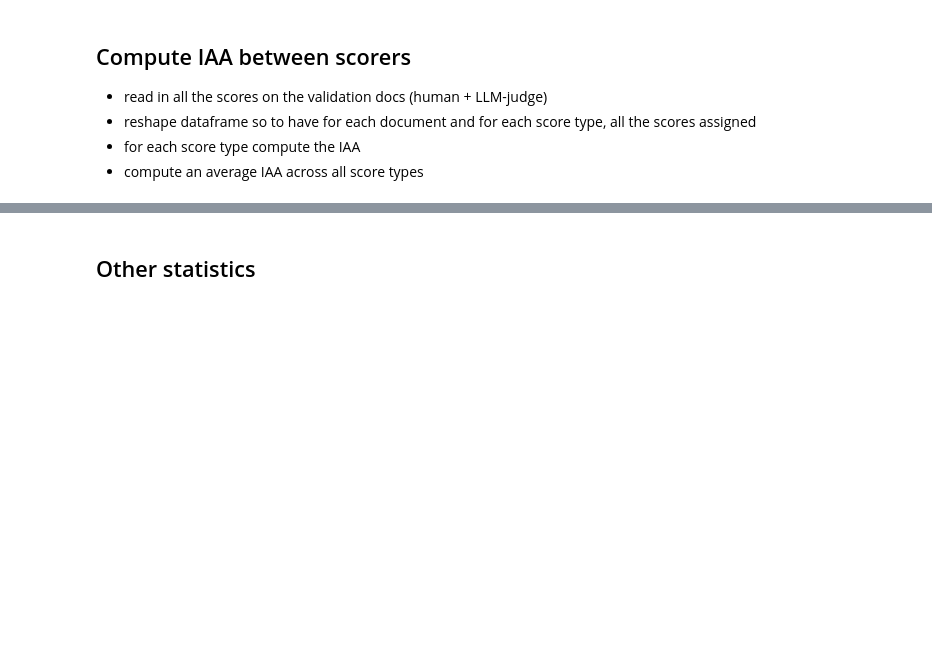
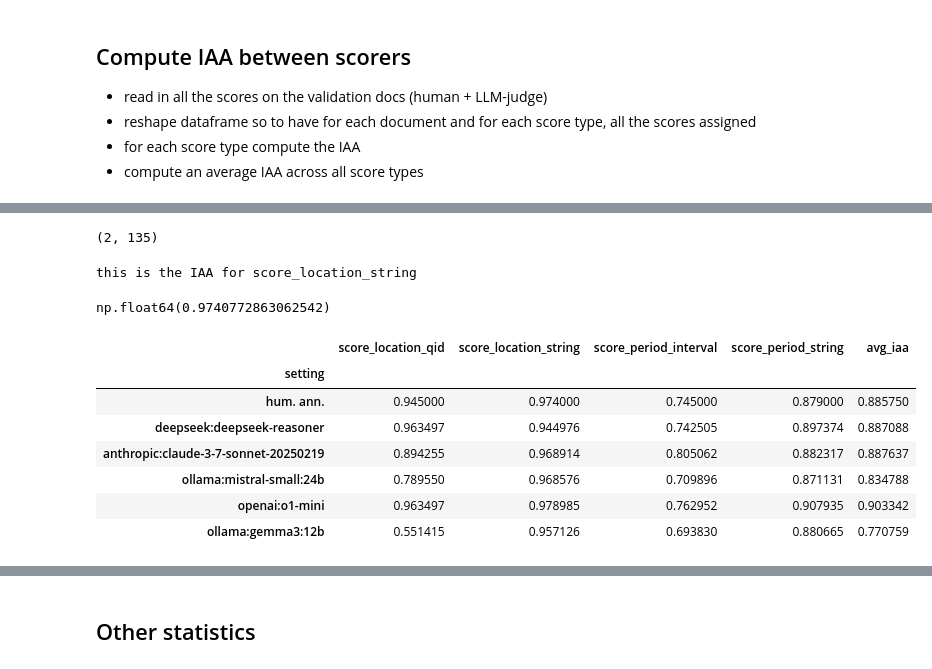
Before and after one commit to TextEnt/chrono-spatial-processing, a Jupyter notebook: notebooks/run-validation.ipynb, the cells around one changed output, grey strips where cells are left out. Saved outputs shown, nothing was run; the diff lists cells and outputs as text; code cells hidden in the pictures; blank space fills up the shorter version.

```diff
--- a/notebooks/run-validation.ipynb
+++ b/notebooks/run-validation.ipynb
@@ -285,0 +466,4 @@ Processing prompt llm_judge_prompt for document bpt6k9807756q$prompt-summary.txt
+# %%
+from functools import reduce
+
+df_human_scores = reduce(lambda left, right: pd.merge(left, right, on=['response_id', 'score_name'], how='outer'), human_scores)
@@ -285,0 +499,2 @@ Processing prompt llm_judge_prompt for document bpt6k9807756q$prompt-summary.txt
+# %%
+score_names = df_human_scores.index.get_level_values('score_name').unique().to_list()
@@ -285,0 +528,63 @@ Processing prompt llm_judge_prompt for document bpt6k9807756q$prompt-summary.txt
+# %%
+scores_array.shape
+# %% [output]
+(2, 135)
+# %%
+print(f'this is the IAA for {score_names[1]}')
+# %% [output]
+this is the IAA for score_location_string
+# %%
+# this is the IAA between human annotators for `period_string_score`
+krippendorff.alpha(
+    reliability_data=scores_array,
+    level_of_measurement='interval' # as we are dealing with numerical scores
+)
+# %% [output]
+np.float64(0.9740772863062542)
+# %%
+from typing import Dict
+
+def compute_iaa(llm_judge_scores: Dict[str, pd.DataFrame], human_scores: pd.DataFrame) -> None:
+    iaa_scores = []
+    score_names = human_scores.index.get_level_values('score_name').unique().to_list()
+    human_iaa = {
+            score_name: round(krippendorff.alpha(
+                reliability_data=human_scores.xs(score_name, level='score_name', axis=0).to_numpy().T,
+                level_of_measurement='interval' # as we are dealing with numerical scores
+            ), 3)
+            for score_name in score_names
+        }
+    human_iaa['setting'] = 'hum. ann.'
+    iaa_scores.append(human_iaa)
+
+    for judge in llm_judge_scores.keys():
+        setting = f'{judge}'
+        merged_df = human_scores.merge(scores[judge], on=['response_id', 'score_name'], how='outer')
+        score_names = merged_df.index.get_level_values('score_name').unique().to_list()
+
+        iaa = {
+            score_name: krippendorff.alpha(
+                reliability_data=merged_df.xs(score_name, level='score_name', axis=0).to_numpy().T,
+                level_of_measurement='interval' # as we are dealing with numerical scores
+            )
+            for score_name in score_names
+        }
+        iaa['setting'] = setting
+        iaa_scores.append(iaa)
+
+
+    return pd.DataFrame(iaa_scores).set_index('setting')
+# %%
+df_iaa = compute_iaa(scores, df_human_scores)
+df_iaa['avg_iaa'] = df_iaa.mean(axis=1)
+# %%
+df_iaa
+# %% [output]
+|  | score_location_qid | score_location_string | score_period_interval | score_period_string | avg_iaa |
+| setting |  |  |  |  |  |
+| hum. ann. | 0.945000 | 0.974000 | 0.745000 | 0.879000 | 0.885750 |
+| deepseek:deepseek-reasoner | 0.963497 | 0.944976 | 0.742505 | 0.897374 | 0.887088 |
+| anthropic:claude-3-7-sonnet-20250219 | 0.894255 | 0.968914 | 0.805062 | 0.882317 | 0.887637 |
+| ollama:mistral-small:24b | 0.789550 | 0.968576 | 0.709896 | 0.871131 | 0.834788 |
+| openai:o1-mini | 0.963497 | 0.978985 | 0.762952 | 0.907935 | 0.903342 |
+| ollama:gemma3:12b | 0.551415 | 0.957126 | 0.693830 | 0.880665 | 0.770759 |
```
Also changed, not shown: parts of 31 cells of this notebook, 1 other file.
